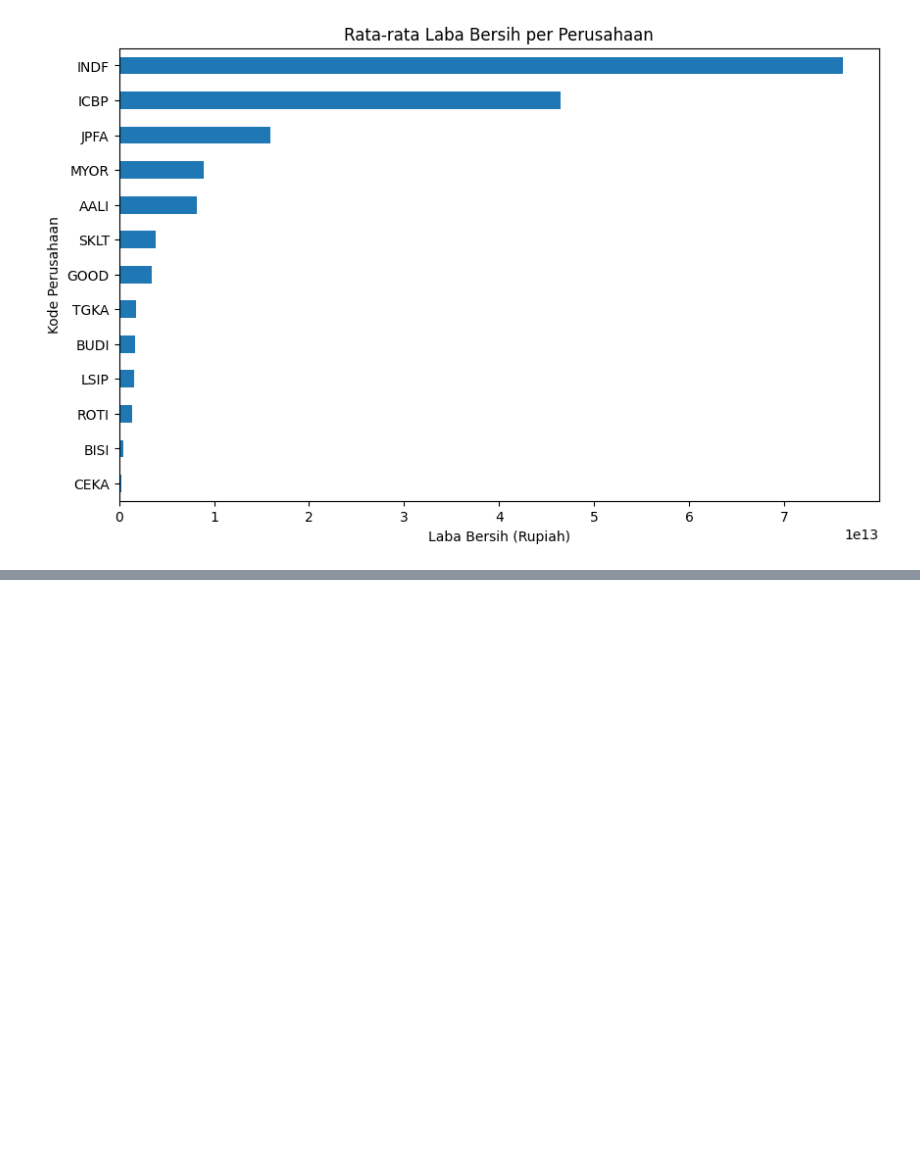
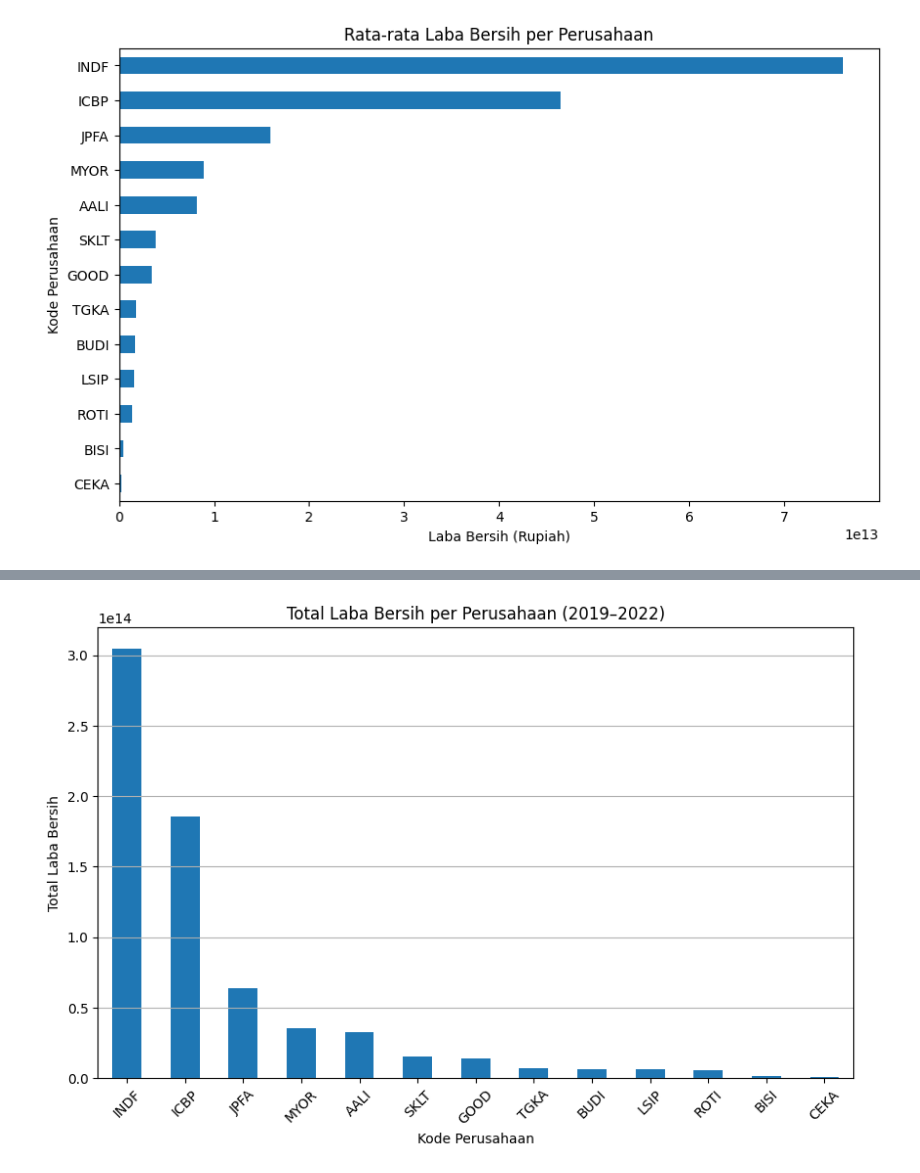
Before and after one commit to Umair-Al-Ahmad/learning-financial-data-analysis, a Jupyter notebook: analysis.ipynb, the cells around one changed output, grey strips where cells are left out. Saved outputs shown, nothing was run; the diff lists cells and outputs as text; code cells hidden in the pictures; blank space fills up the shorter version.

```diff
--- a/analysis.ipynb
+++ b/analysis.ipynb
@@ -85,3 +85,8 @@ plt.ylabel("Kode Perusahaan")
 plt.show()
 # %% [output]
 [figure]
+# %%
+import pandas as pd
+
+df = pd.read_csv("data/keuangan.csv")
+df.head()
@@ -87,0 +114,8 @@ plt.show()
+# %%
+laba_per_perusahaan = (
+    df.groupby("Kode")["Laba_Bersih"]
+      .sum()
+      .sort_values(ascending=False)
+)
+
+laba_per_perusahaan
@@ -87,0 +138,12 @@ plt.show()
+# %%
+plt.figure(figsize=(10, 6))
+laba_per_perusahaan.plot(kind="bar")
+
+plt.title("Total Laba Bersih per Perusahaan (2019–2022)")
+plt.xlabel("Kode Perusahaan")
+plt.ylabel("Total Laba Bersih")
+plt.xticks(rotation=45)
+plt.grid(axis="y")
+plt.show()
+# %% [output]
+[figure, added]
```
Also changed, not shown: parts of 8 cells of this notebook.
